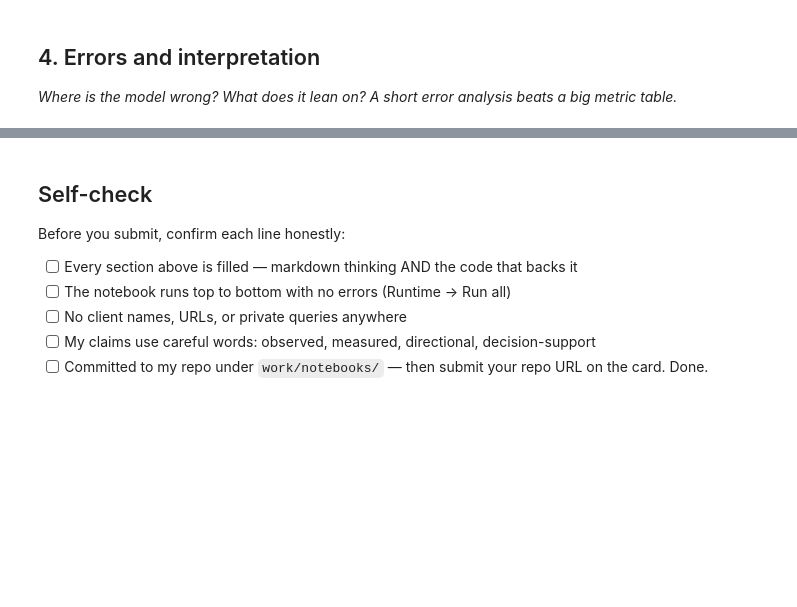
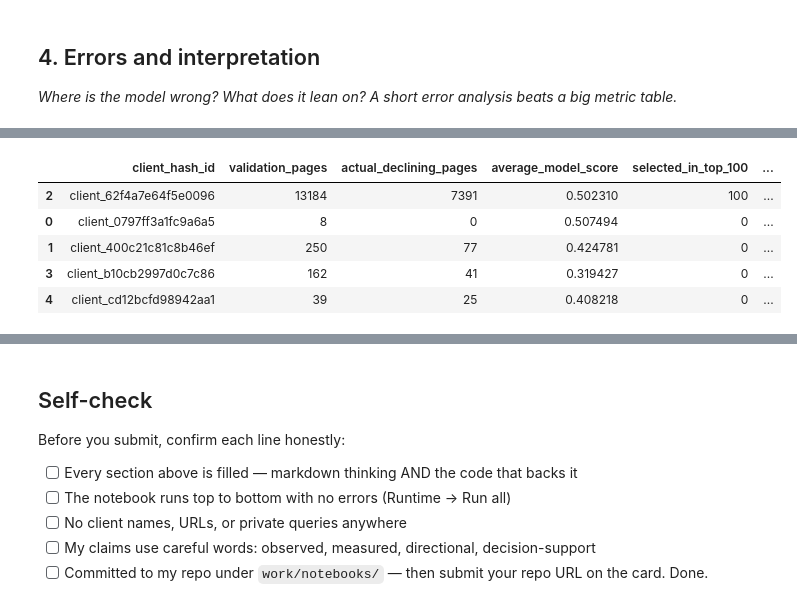
Before and after one commit to bsiddan25/Flyrankproject, a Jupyter notebook: work/notebooks/w05_model.ipynb, the cells around one changed output, grey strips where cells are left out. Drawn from its saved outputs; the diff is of its cells as text; code cells hidden in the pictures; blank space fills up the shorter version.

```diff
--- a/work/notebooks/w05_model.ipynb
+++ b/work/notebooks/w05_model.ipynb
@@ -36,0 +995,59 @@ This skeleton is yours to fill. Work the sections **in order** — each one has
+# %%
+# ============================================================
+# CHECK WHETHER ONE CLIENT DOMINATES THE TOP-100 QUEUE
+# ============================================================
+
+client_queue_summary = (
+    error_review
+    .groupby("client_hash_id")
+    .agg(
+        validation_pages=("actual_future_decline", "size"),
+        actual_declining_pages=("actual_future_decline", "sum"),
+        average_model_score=("rf_decline_probability", "mean"),
+        selected_in_top_100=("selected_for_review", "sum"),
+    )
+    .reset_index()
+)
+
+client_queue_summary["client_base_rate_pct"] = (
+    100
+    * client_queue_summary["actual_declining_pages"]
+    / client_queue_summary["validation_pages"]
+)
+
+correctly_selected_by_client = (
+    error_review.loc[error_review["selected_for_review"]]
+    .groupby("client_hash_id")["actual_future_decline"]
+    .sum()
+)
+
+client_queue_summary["correct_selected"] = (
+    client_queue_summary["client_hash_id"]
+    .map(correctly_selected_by_client)
+    .fillna(0)
+    .astype(int)
+)
+
+client_queue_summary["selected_precision_pct"] = np.where(
+    client_queue_summary["selected_in_top_100"] > 0,
+    (
+        100
+        * client_queue_summary["correct_selected"]
+        / client_queue_summary["selected_in_top_100"]
+    ),
+    np.nan,
+)
+
+client_queue_summary = client_queue_summary.sort_values(
+    "selected_in_top_100",
+    ascending=False,
+)
+
+display(client_queue_summary)
+# %% [output]
+|  | client_hash_id | validation_pages | actual_declining_pages | average_model_score | selected_in_top_100 | ... |
+| 2 | client_62f4a7e64f5e0096 | 13184 | 7391 | 0.502310 | 100 | ... |
+| 0 | client_0797ff3a1fc9a6a5 | 8 | 0 | 0.507494 | 0 | ... |
+| 1 | client_400c21c81c8b46ef | 250 | 77 | 0.424781 | 0 | ... |
+| 3 | client_b10cb2997d0c7c86 | 162 | 41 | 0.319427 | 0 | ... |
+| 4 | client_cd12bcfd98942aa1 | 39 | 25 | 0.408218 | 0 | ... |
```
Also changed, not shown: parts of 31 cells of this notebook.
